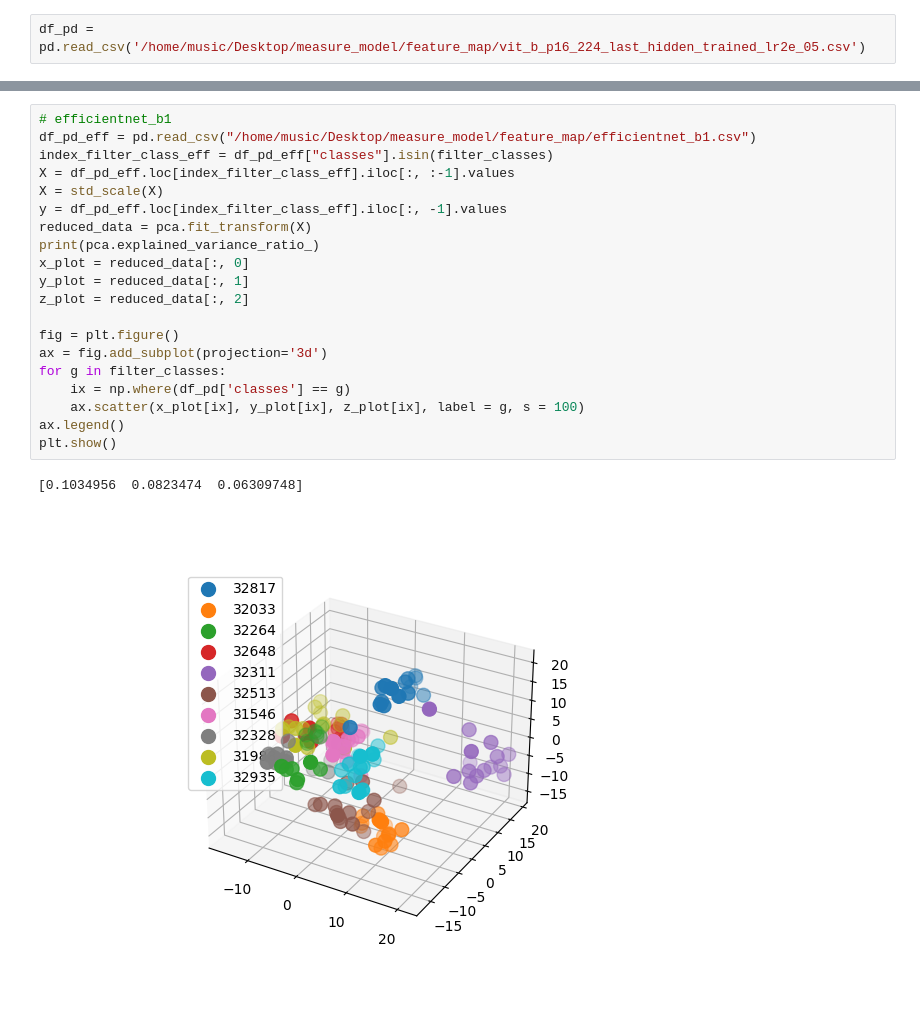
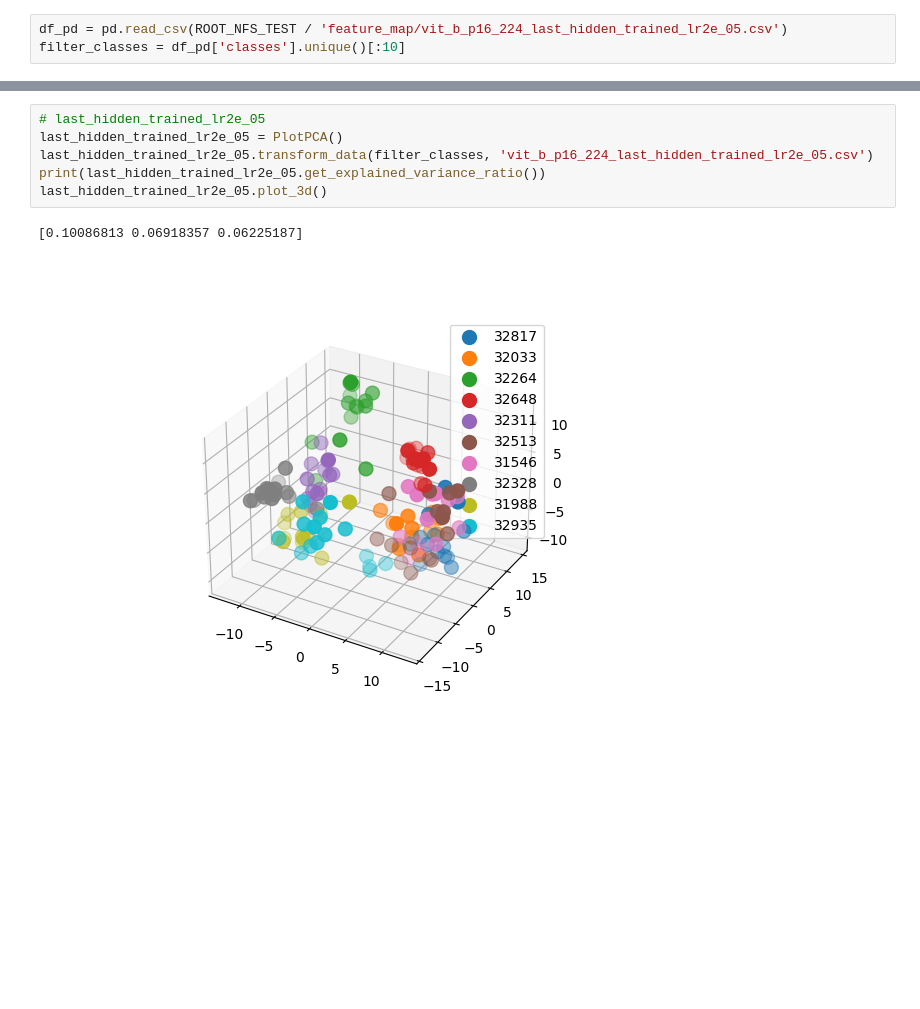
Before and after one commit to suthipongg/Similarity_model, a Jupyter notebook: pca_plot.ipynb, the cells around one changed output, grey strips where cells are left out. Drawn from its saved outputs; the diff is of its cells as text; blank space fills up the shorter version.

```diff
--- a/pca_plot.ipynb
+++ b/pca_plot.ipynb
@@ -6,2 +7,3 @@ import pandas as pd
 # %%
-df_pd = pd.read_csv('/home/music/Desktop/measure_model/feature_map/vit_b_p16_224_last_hidden_trained_lr2e_05.csv')
+df_pd = pd.read_csv(ROOT_NFS_TEST / 'feature_map/vit_b_p16_224_last_hidden_trained_lr2e_05.csv')
+filter_classes = df_pd['classes'].unique()[:10]
@@ -54,23 +41,9 @@ pca_plot('/home/music/Desktop/measure_model/feature_map/vit_b_p16_224_last_hidde
-# %%
-# efficientnet_b1
-df_pd_eff = pd.read_csv("/home/music/Desktop/measure_model/feature_map/efficientnet_b1.csv")
-index_filter_class_eff = df_pd_eff["classes"].isin(filter_classes)
-X = df_pd_eff.loc[index_filter_class_eff].iloc[:, :-1].values
-X = std_scale(X)
-y = df_pd_eff.loc[index_filter_class_eff].iloc[:, -1].values
-reduced_data = pca.fit_transform(X)
-print(pca.explained_variance_ratio_)
-x_plot = reduced_data[:, 0]
-y_plot = reduced_data[:, 1]
-z_plot = reduced_data[:, 2]
-
-fig = plt.figure()
-ax = fig.add_subplot(projection='3d')
-for g in filter_classes:
-    ix = np.where(df_pd['classes'] == g)
-    ax.scatter(x_plot[ix], y_plot[ix], z_plot[ix], label = g, s = 100)
-ax.legend()
-plt.show()
-# %% [output]
-[0.1034956  0.0823474  0.06309748]
-[figure, removed]
+# %%
+# last_hidden_trained_lr2e_05
+last_hidden_trained_lr2e_05 = PlotPCA()
+last_hidden_trained_lr2e_05.transform_data(filter_classes, 'vit_b_p16_224_last_hidden_trained_lr2e_05.csv')
+print(last_hidden_trained_lr2e_05.get_explained_variance_ratio())
+last_hidden_trained_lr2e_05.plot_3d()
+# %% [output]
+[0.10086813 0.06918357 0.06225187]
+[figure, added]
```
Also changed, not shown: parts of 10 cells of this notebook, 4 other files.
